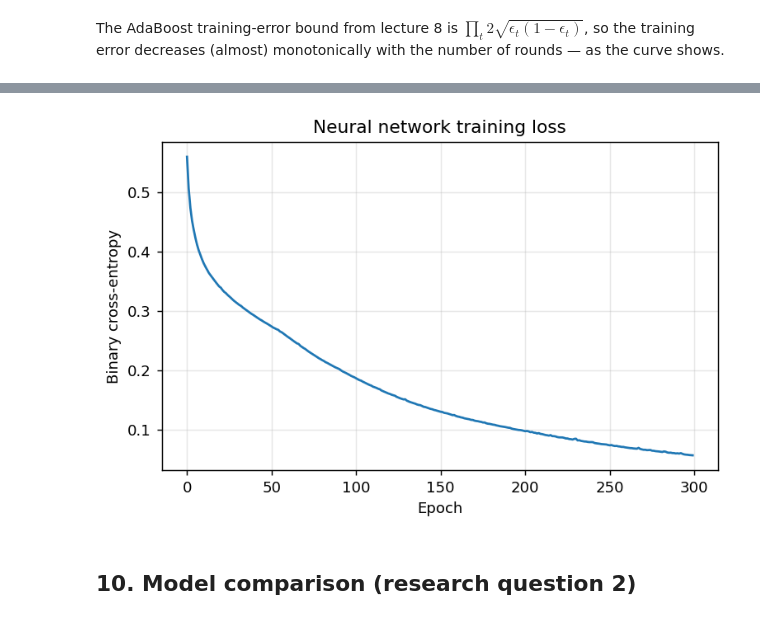
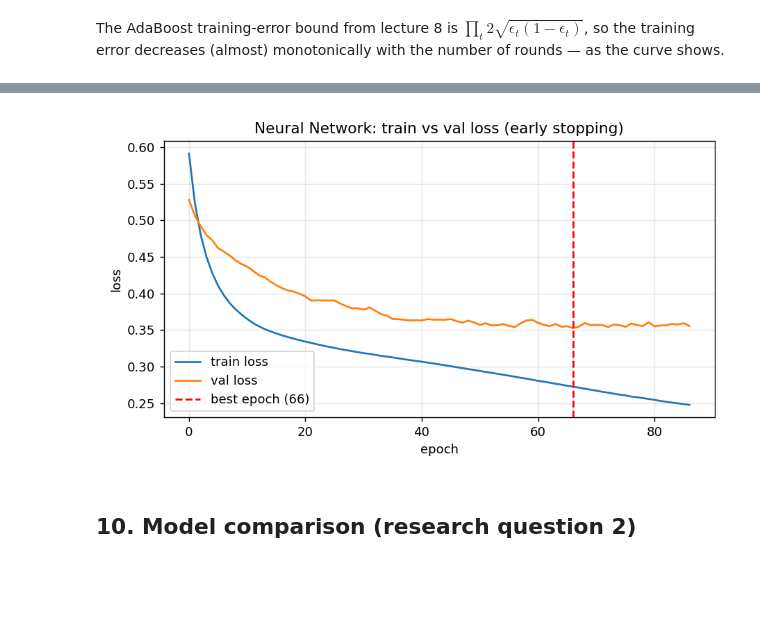
Before and after one commit to yonatang8675/ML_Project, a Jupyter notebook: notebooks/heart_disease.ipynb, the cells around one changed output, grey strips where cells are left out. Cells and saved outputs as stored; diff of their text form; code cells hidden in the pictures; blank space fills up the shorter version.

```diff
--- a/notebooks/heart_disease.ipynb
+++ b/notebooks/heart_disease.ipynb
@@ -153,20 +116,27 @@ experiments = {
     "5-NN":                 (lambda: KNNClassifier(k=5), True),
     "Decision Tree (full)": (lambda: DecisionTreeClassifier(max_depth=None), False),
     "Decision Tree (d=4)":  (lambda: DecisionTreeClassifier(max_depth=4), False),
+    "AdaBoost (100)":       (lambda: AdaBoostClassifier(n_estimators=100), False),
+    "Neural Net":           (lambda: NeuralNetwork(hidden_layers=(16,), activation="relu",
+                                                   lr=0.1, epochs=300, batch_size=32,
+                                                   l2=1e-4, seed=SEED), True),
 }
 
 rows = []
 for name, (factory, scale) in experiments.items():
-    experiment = ev.duplicate_leakage_experiment(
+    exp = ev.duplicate_leakage_experiment(
         factory, X_raw, y_raw, X_unique, y_unique, seed=SEED, scale=scale
     )
     rows.append({
-        "model": name,
-        "acc_with_duplicates": experiment["accuracy_with_duplicates"],
-        "acc_deduplicated": experiment["accuracy_deduplicated"],
-        "gap": experiment["accuracy_with_duplicates"] - experiment["accuracy_deduplicated"],
+        "model":              name,
+        "train (dup)":        exp["train_accuracy_with_duplicates"],
+        "test (dup)":         exp["accuracy_with_duplicates"],
+        "train (dedup)":      exp["train_accuracy_deduplicated"],
+        "test (dedup)":       exp["accuracy_deduplicated"],
+        "overfit gap":        exp["train_accuracy_deduplicated"] - exp["accuracy_deduplicated"],
+        "leakage gap":        exp["accuracy_with_duplicates"] - exp["accuracy_deduplicated"],
     })
 
-leakage_df = pd.DataFrame(rows)
+leakage_df = pd.DataFrame(rows).set_index("model")
 leakage_df
 # %% [output]
@@ -290,11 +445,69 @@ so the training error decreases (almost) monotonically with the number of rounds
 grad_diff = NeuralNetwork(hidden_layers=(8,), seed=0).gradient_check(X_train_s[:20], y_train[:20])
 print(f"Numerical gradient check (relative diff) = {grad_diff:.2e}  -> {'PASS' if grad_diff < 1e-5 else 'FAIL'}")
 
-nn = NeuralNetwork(hidden_layers=(16,), activation="relu", lr=0.1,
-                   epochs=300, batch_size=32, l2=1e-4, seed=SEED)
+# Hyperparameter search over architecture, learning rate, and L2 regularization.
+param_grid = [
+    {"hidden_layers": (8,),      "lr": 0.1,  "l2": 1e-4},
+    {"hidden_layers": (16,),     "lr": 0.1,  "l2": 1e-4},
+    {"hidden_layers": (32,),     "lr": 0.1,  "l2": 1e-4},
+    {"hidden_layers": (64,),     "lr": 0.1,  "l2": 1e-4},
+    {"hidden_layers": (16, 8),   "lr": 0.1,  "l2": 1e-4},
+    {"hidden_layers": (32, 16),  "lr": 0.1,  "l2": 1e-4},
+    {"hidden_layers": (16,),     "lr": 0.01, "l2": 1e-4},
+    {"hidden_layers": (16,),     "lr": 0.1,  "l2": 1e-3},
+    {"hidden_layers": (16,),     "lr": 0.1,  "l2": 1e-5},
+]
+
+nn_cv_results = []
+for params in param_grid:
+    scores = ev.cross_val_score(
+        lambda p=params: NeuralNetwork(hidden_layers=p["hidden_layers"], activation="relu",
+                                       lr=p["lr"], epochs=500, batch_size=32,
+                                       l2=p["l2"], seed=SEED,
+                                       patience=20, val_fraction=0.1),
+        X_train_s, y_train, n_splits=5, seed=SEED, scale=False
+    )
+    nn_cv_results.append({**params, "cv_acc": scores.mean(), "cv_std": scores.std()})
+
+nn_cv_df = pd.DataFrame(nn_cv_results).sort_values("cv_acc", ascending=False)
+nn_cv_df["hidden_layers"] = nn_cv_df["hidden_layers"].astype(str)
+print(nn_cv_df.to_string(index=False))
+
+# Selection: best cv_acc; ties broken by complexity then cv_std.
+best_acc  = max(r["cv_acc"] for r in nn_cv_results)
+threshold = best_acc - min(r["cv_std"] for r in nn_cv_results if r["cv_acc"] == best_acc)
+candidates = [r for r in nn_cv_results if r["cv_acc"] >= threshold]
+def model_complexity(r):
+    return (sum(r["hidden_layers"]), r["cv_std"])
+best_nn_params = min(candidates, key=model_complexity)
+
+print("\nBest params:", {k: v for k, v in best_nn_params.items() if k not in ("cv_acc", "cv_std")})
+print("Best CV accuracy = %.3f ± %.3f" % (best_nn_params["cv_acc"], best_nn_params["cv_std"]))
+
+# Train final network with early stopping (up to 500 epochs, stop if no val improvement for 20).
+nn = NeuralNetwork(hidden_layers=best_nn_params["hidden_layers"], activation="relu",
+                   lr=best_nn_params["lr"], epochs=500, batch_size=32,
+                   l2=best_nn_params["l2"], seed=SEED,
+                   patience=20, val_fraction=0.1)
 nn.fit(X_train_s, y_train)
+print(f"\nStopped at epoch {len(nn.loss_history_)}  (best epoch = {nn.best_epoch_})")
 print("Final training loss = %.4f" % nn.loss_history_[-1])
-print("Test accuracy = %.3f" % metrics.accuracy(y_test, nn.predict(X_test_s)))
-display(Image(plots.plot_nn_loss(nn.loss_history_)))
+print("Test accuracy       = %.3f" % metrics.accuracy(y_test, nn.predict(X_test_s)))
+
+# Plot train and validation loss together to visualise early stopping.
+import matplotlib.pyplot as plt
+fig, ax = plt.subplots(figsize=(7, 4))
+ax.plot(nn.loss_history_,     label="train loss")
+ax.plot(nn.val_loss_history_, label="val loss")
+ax.axvline(nn.best_epoch_, color="red", linestyle="--", label=f"best epoch ({nn.best_epoch_})")
+ax.set_xlabel("epoch")
+ax.set_ylabel("loss")
+ax.set_title("Neural Network: train vs val loss (early stopping)")
+ax.legend()
+ax.grid(alpha=0.3)
+fig.tight_layout()
+fig.savefig("../figures/nn_loss_curve.png", dpi=130)
+plt.close(fig)
+display(Image("../figures/nn_loss_curve.png"))
 # %% [output]
 Numerical gradient check (relative diff) = 5.02e-10  -> PASS
@@ -303,4 +531,4 @@ Test accuracy = 0.754
-[figure, old version]
+[figure, new version]
 # %% [markdown]
 ## 10. Model comparison (research question 2)
 # %%
```
Also changed, not shown: parts of 20 cells of this notebook, 9 other files.
